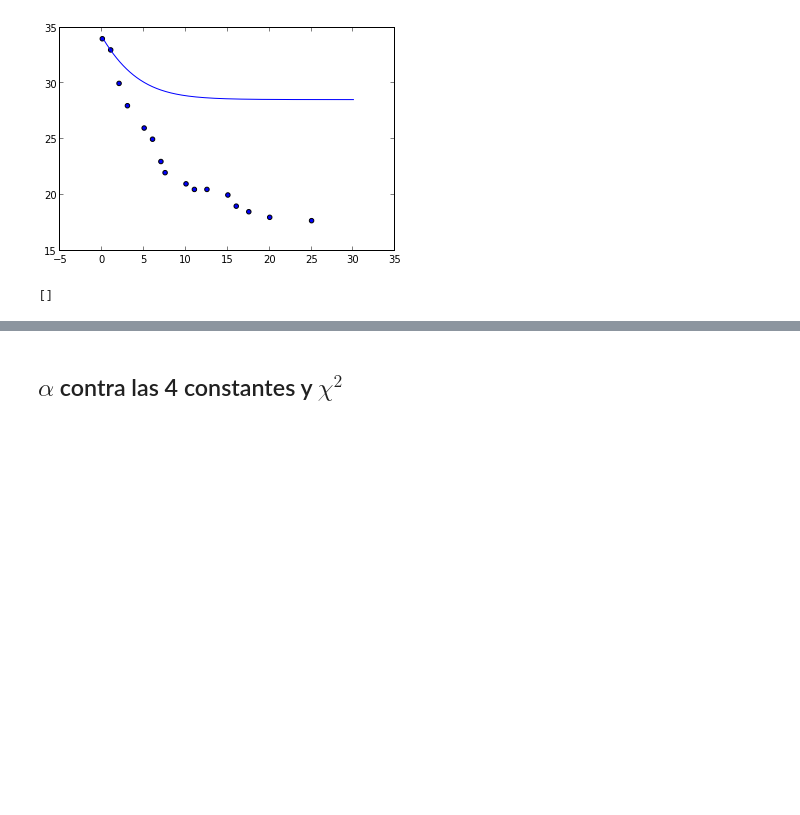
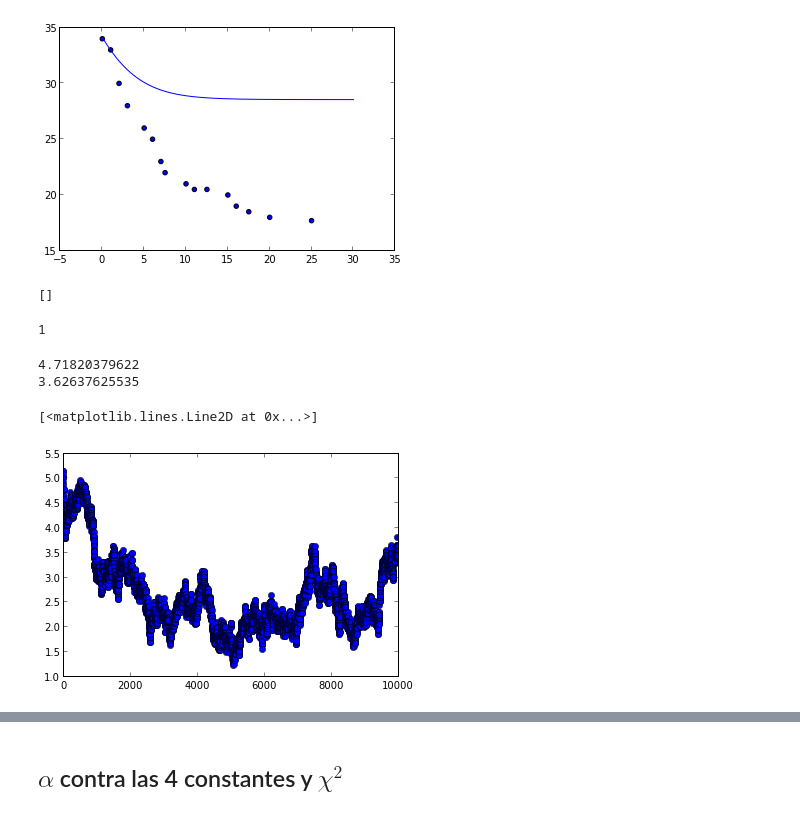
Before and after one commit to daniel-lozano/tarea8, a Jupyter notebook: ctes.ipynb, the cells around one changed output, grey strips where cells are left out. Saved outputs shown, nothing was run; the diff lists cells and outputs as text; code cells hidden in the pictures; blank space fills up the shorter version.

```diff
--- a/ctes.ipynb
+++ b/ctes.ipynb
@@ -184,5 +184,9 @@ x2=empty(0)
 print x2
 # %% [output]
 []
+# %%
+print size(alpha)
+# %% [output]
+1
 # %%
 #se comienza la busqueda de constantes
@@ -250,6 +277,15 @@ for i in range(1,iteraciones):
         #print "no hice nada"
 
     Pviejo=P.copy()
+# %%
+print a
+print alpha[-10]
+plot(alpha,"bo")
+# %% [output]
+4.71820379622
+3.62637625535
+[<matplotlib.lines.Line2D at 0x...>]
+[figure, added]
 # %%
 chiminimo=min(x2)
 for i in range(size(x2)):
```
Also changed, not shown: parts of 8 cells of this notebook, 5 other files.
